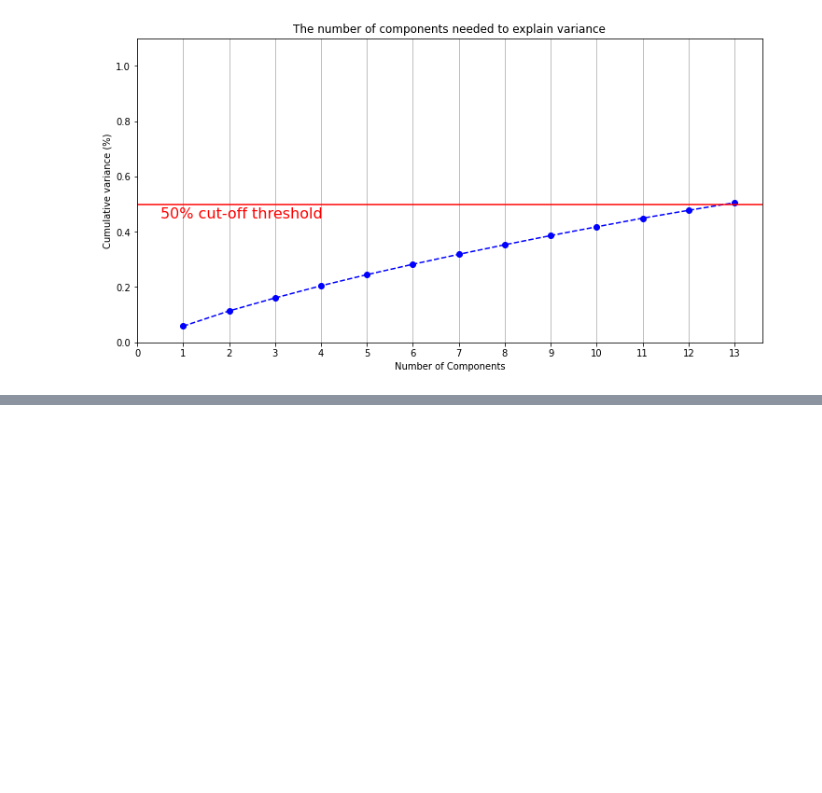
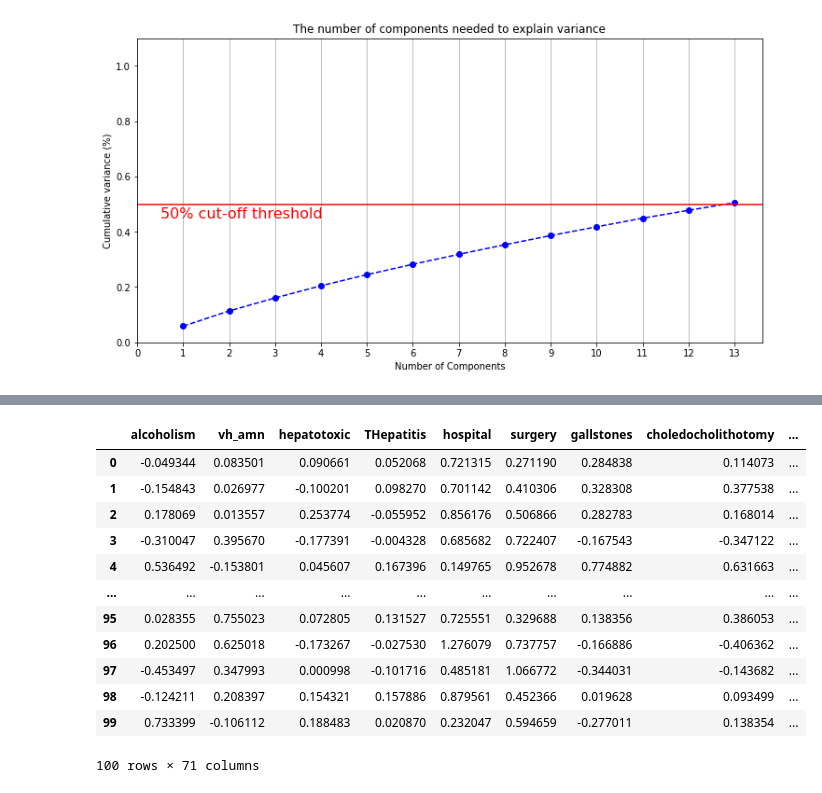
Before and after one commit to seamus-brady/aitiaexplorer, a Jupyter notebook: src/notebooks/experiments/Experiment_7.ipynb, the cells around one changed output, grey strips where cells are left out. Saved outputs shown, nothing was run; the diff lists cells and outputs as text; code cells hidden in the pictures; blank space fills up the shorter version.

```diff
--- a/src/notebooks/experiments/Experiment_7.ipynb
+++ b/src/notebooks/experiments/Experiment_7.ipynb
@@ -120,0 +111,32 @@ summary
+# %%
+# using unsupervised randomforest
+# http://gradientdescending.com/unsupervised-random-forest-example/
+# https://horvath.genetics.ucla.edu/html/RFclustering/RFclustering/RandomForestHorvath.pdf
+
+def get_clustered_dataframe(incoming_df, column_list, sample_size):
+    gmm = mixture.BayesianGaussianMixture(n_components=2,
+                                          covariance_type="full",
+                                          n_init=100,
+                                          random_state=42).fit(incoming_df)
+    clustered_data = gmm.sample(sample_size)
+    clustered_df = pd.DataFrame(clustered_data[0], columns=column_list)
+    return clustered_df
+
+df_bgmm = get_clustered_dataframe(df, list(df), 100)
+# %%
+df_bgmm['synthetic'] = 1
+df_bgmm
+# %% [output]
+|  | alcoholism | vh_amn | hepatotoxic | THepatitis | hospital | surgery | gallstones | choledocholithotomy | ... |
+| 0 | -0.049344 | 0.083501 | 0.090661 | 0.052068 | 0.721315 | 0.271190 | 0.284838 | 0.114073 | ... |
+| 1 | -0.154843 | 0.026977 | -0.100201 | 0.098270 | 0.701142 | 0.410306 | 0.328308 | 0.377538 | ... |
+| 2 | 0.178069 | 0.013557 | 0.253774 | -0.055952 | 0.856176 | 0.506866 | 0.282783 | 0.168014 | ... |
+| 3 | -0.310047 | 0.395670 | -0.177391 | -0.004328 | 0.685682 | 0.722407 | -0.167543 | -0.347122 | ... |
+| 4 | 0.536492 | -0.153801 | 0.045607 | 0.167396 | 0.149765 | 0.952678 | 0.774882 | 0.631663 | ... |
+| ... | ... | ... | ... | ... | ... | ... | ... | ... | ... |
+| 95 | 0.028355 | 0.755023 | 0.072805 | 0.131527 | 0.725551 | 0.329688 | 0.138356 | 0.386053 | ... |
+| 96 | 0.202500 | 0.625018 | -0.173267 | -0.027530 | 1.276079 | 0.737757 | -0.166886 | -0.406362 | ... |
+| 97 | -0.453497 | 0.347993 | 0.000998 | -0.101716 | 0.485181 | 1.066772 | -0.344031 | -0.143682 | ... |
+| 98 | -0.124211 | 0.208397 | 0.154321 | 0.157886 | 0.879561 | 0.452366 | 0.019628 | 0.093499 | ... |
+| 99 | 0.733399 | -0.106112 | 0.188483 | 0.020870 | 0.232047 | 0.594659 | -0.277011 | 0.138354 | ... |
+100 rows × 71 columns
```
Also changed, not shown: parts of 26 cells of this notebook.
